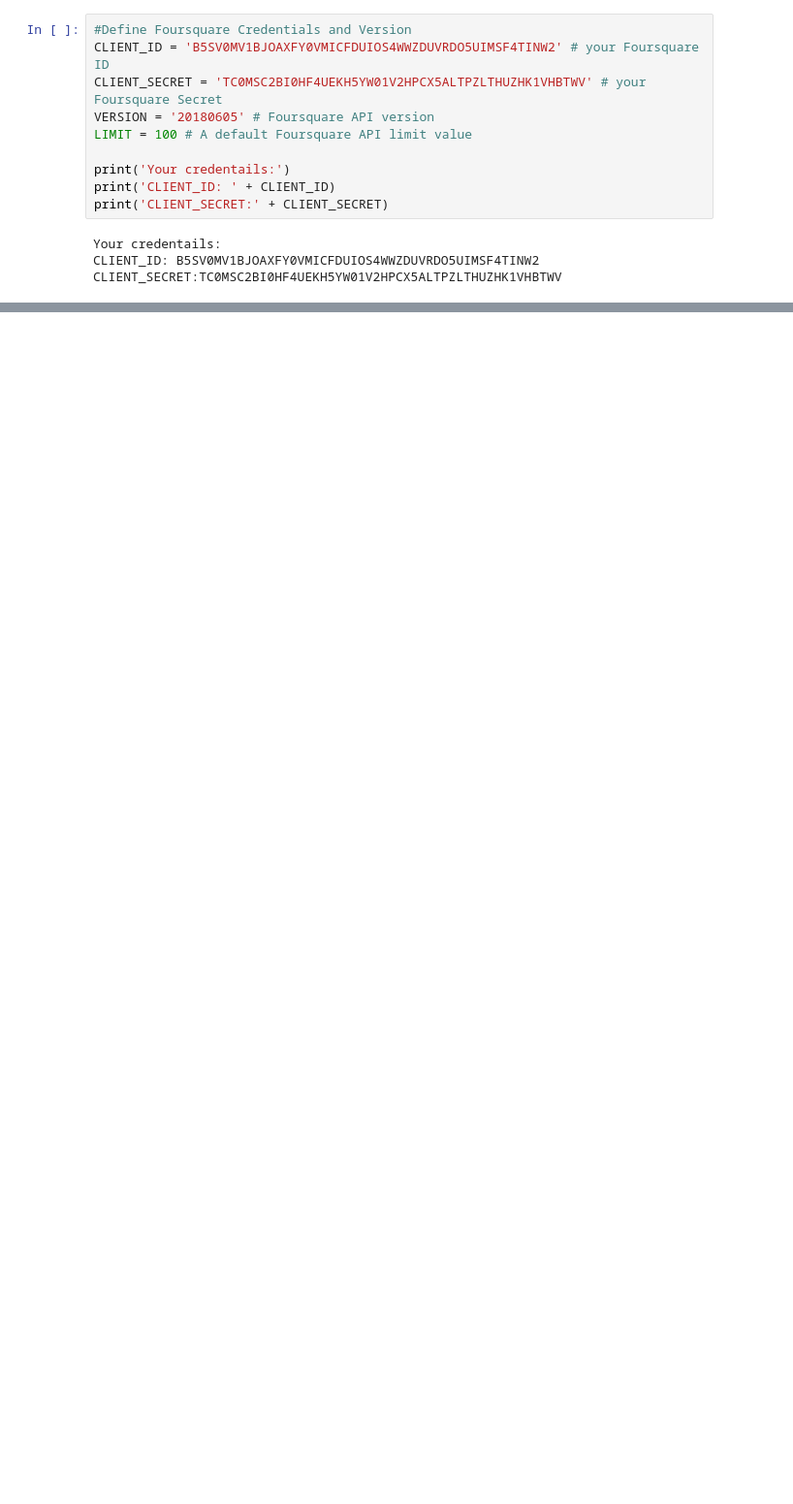
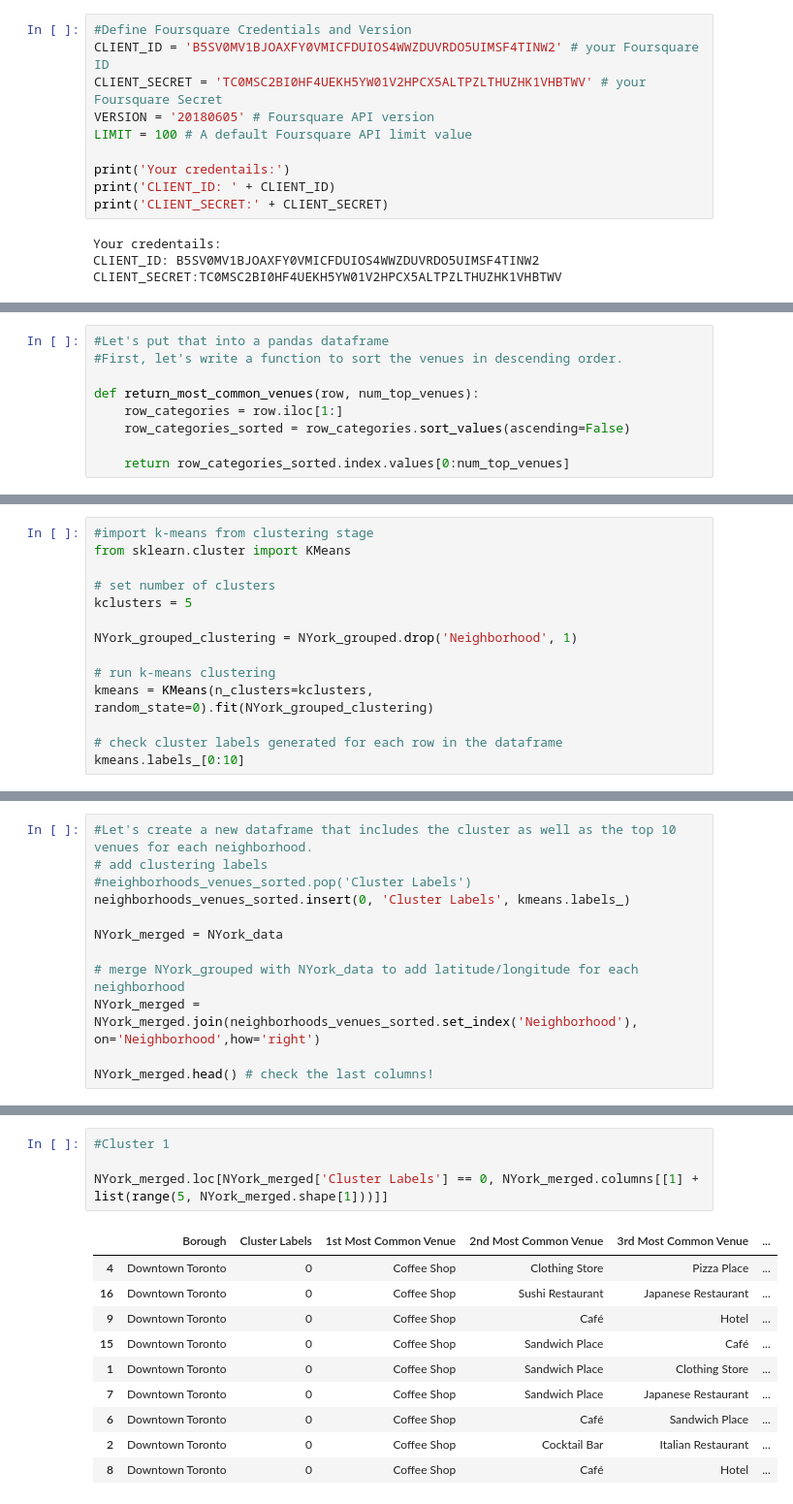
Before and after one commit to wangc8/Coursera_Capstone, a Jupyter notebook: Toronto_Neighborhoods.ipynb, the cells around one changed output, grey strips where cells are left out. Shown: that part at 97% size. Saved outputs shown, nothing was run; the diff lists cells and outputs as text; blank space fills up the shorter version.

```diff
--- a/Toronto_Neighborhoods.ipynb
+++ b/Toronto_Neighborhoods.ipynb
@@ -284,0 +502,9 @@ SyntaxError: invalid syntax (<ipython-input-38-31434a2ab5d4>, line 1)
+# %%
+#Let's put that into a pandas dataframe
+#First, let's write a function to sort the venues in descending order.
+
+def return_most_common_venues(row, num_top_venues):
+    row_categories = row.iloc[1:]
+    row_categories_sorted = row_categories.sort_values(ascending=False)
+
+    return row_categories_sorted.index.values[0:num_top_venues]
@@ -284,0 +541,14 @@ SyntaxError: invalid syntax (<ipython-input-38-31434a2ab5d4>, line 1)
+# %%
+#import k-means from clustering stage
+from sklearn.cluster import KMeans
+
+# set number of clusters
+kclusters = 5
+
+NYork_grouped_clustering = NYork_grouped.drop('Neighborhood', 1)
+
+# run k-means clustering
+kmeans = KMeans(n_clusters=kclusters, random_state=0).fit(NYork_grouped_clustering)
+
+# check cluster labels generated for each row in the dataframe
+kmeans.labels_[0:10]
@@ -284,0 +561,12 @@ SyntaxError: invalid syntax (<ipython-input-38-31434a2ab5d4>, line 1)
+# %%
+#Let's create a new dataframe that includes the cluster as well as the top 10 venues for each neighborhood.
+# add clustering labels
+#neighborhoods_venues_sorted.pop('Cluster Labels')
+neighborhoods_venues_sorted.insert(0, 'Cluster Labels', kmeans.labels_)
+
+NYork_merged = NYork_data
+
+# merge NYork_grouped with NYork_data to add latitude/longitude for each neighborhood
+NYork_merged = NYork_merged.join(neighborhoods_venues_sorted.set_index('Neighborhood'), on='Neighborhood',how='right')
+
+NYork_merged.head() # check the last columns!
@@ -284,0 +608,15 @@ SyntaxError: invalid syntax (<ipython-input-38-31434a2ab5d4>, line 1)
+# %%
+#Cluster 1
+
+NYork_merged.loc[NYork_merged['Cluster Labels'] == 0, NYork_merged.columns[[1] + list(range(5, NYork_merged.shape[1]))]]
+# %% [output]
+|  | Borough | Cluster Labels | 1st Most Common Venue | 2nd Most Common Venue | 3rd Most Common Venue | ... |
+| 4 | Downtown Toronto | 0 | Coffee Shop | Clothing Store | Pizza Place | ... |
+| 16 | Downtown Toronto | 0 | Coffee Shop | Sushi Restaurant | Japanese Restaurant | ... |
+| 9 | Downtown Toronto | 0 | Coffee Shop | Café | Hotel | ... |
+| 15 | Downtown Toronto | 0 | Coffee Shop | Sandwich Place | Café | ... |
+| 1 | Downtown Toronto | 0 | Coffee Shop | Sandwich Place | Clothing Store | ... |
+| 7 | Downtown Toronto | 0 | Coffee Shop | Sandwich Place | Japanese Restaurant | ... |
+| 6 | Downtown Toronto | 0 | Coffee Shop | Café | Sandwich Place | ... |
+| 2 | Downtown Toronto | 0 | Coffee Shop | Cocktail Bar | Italian Restaurant | ... |
+| 8 | Downtown Toronto | 0 | Coffee Shop | Café | Hotel | ... |
```
Also changed, not shown: parts of 37 cells of this notebook.
